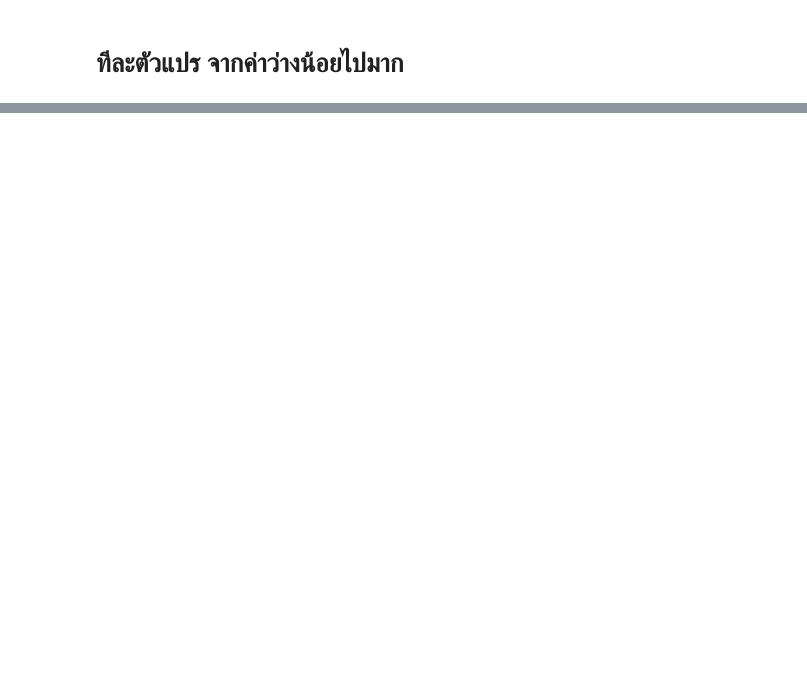
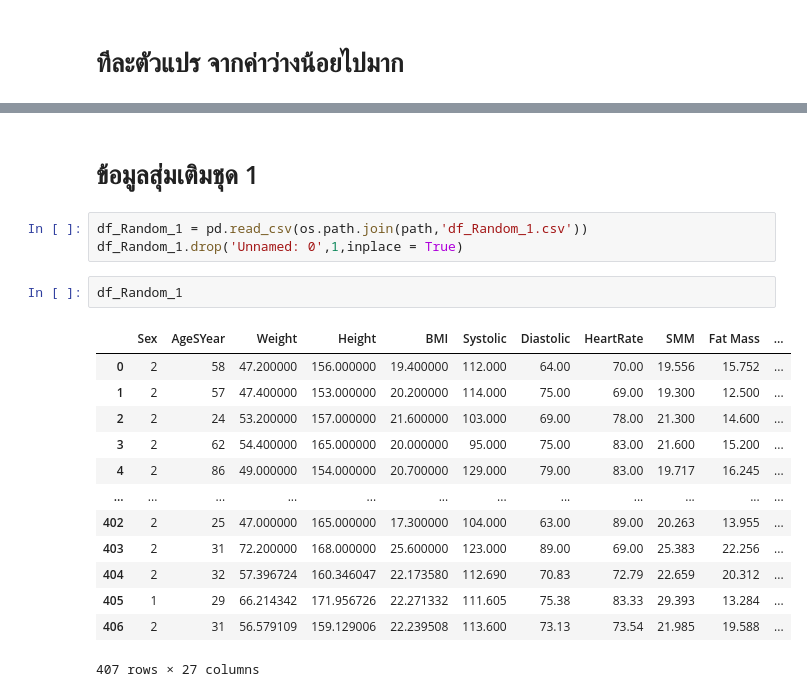
Before and after one commit to Worachet-Ch/Project, a Jupyter notebook: Lasso.ipynb, the cells around one changed output, grey strips where cells are left out. Cells and saved outputs as stored; diff of their text form; blank space fills up the shorter version.

```diff
--- a/Lasso.ipynb
+++ b/Lasso.ipynb
@@ -148,0 +149,21 @@ MAE Test: 0.7092266861997696
+# %% [markdown]
+# ข้อมูลสุ่มเติมชุด 1
+# %%
+df_Random_1 = pd.read_csv(os.path.join(path,'df_Random_1.csv'))
+df_Random_1.drop('Unnamed: 0',1,inplace = True)
+# %%
+df_Random_1
+# %% [output]
+|  | Sex | AgeSYear | Weight | Height | BMI | Systolic | Diastolic | HeartRate | SMM | Fat Mass | ... |
+| 0 | 2 | 58 | 47.200000 | 156.000000 | 19.400000 | 112.000 | 64.00 | 70.00 | 19.556 | 15.752 | ... |
+| 1 | 2 | 57 | 47.400000 | 153.000000 | 20.200000 | 114.000 | 75.00 | 69.00 | 19.300 | 12.500 | ... |
+| 2 | 2 | 24 | 53.200000 | 157.000000 | 21.600000 | 103.000 | 69.00 | 78.00 | 21.300 | 14.600 | ... |
+| 3 | 2 | 62 | 54.400000 | 165.000000 | 20.000000 | 95.000 | 75.00 | 83.00 | 21.600 | 15.200 | ... |
+| 4 | 2 | 86 | 49.000000 | 154.000000 | 20.700000 | 129.000 | 79.00 | 83.00 | 19.717 | 16.245 | ... |
+| ... | ... | ... | ... | ... | ... | ... | ... | ... | ... | ... | ... |
+| 402 | 2 | 25 | 47.000000 | 165.000000 | 17.300000 | 104.000 | 63.00 | 89.00 | 20.263 | 13.955 | ... |
+| 403 | 2 | 31 | 72.200000 | 168.000000 | 25.600000 | 123.000 | 89.00 | 69.00 | 25.383 | 22.256 | ... |
+| 404 | 2 | 32 | 57.396724 | 160.346047 | 22.173580 | 112.690 | 70.83 | 72.79 | 22.659 | 20.312 | ... |
+| 405 | 1 | 29 | 66.214342 | 171.956726 | 22.271332 | 111.605 | 75.38 | 83.33 | 29.393 | 13.284 | ... |
+| 406 | 2 | 31 | 56.579109 | 159.129006 | 22.239508 | 113.600 | 73.13 | 73.54 | 21.985 | 19.588 | ... |
+407 rows × 27 columns
```
Also changed, not shown: parts of 18 cells of this notebook.
